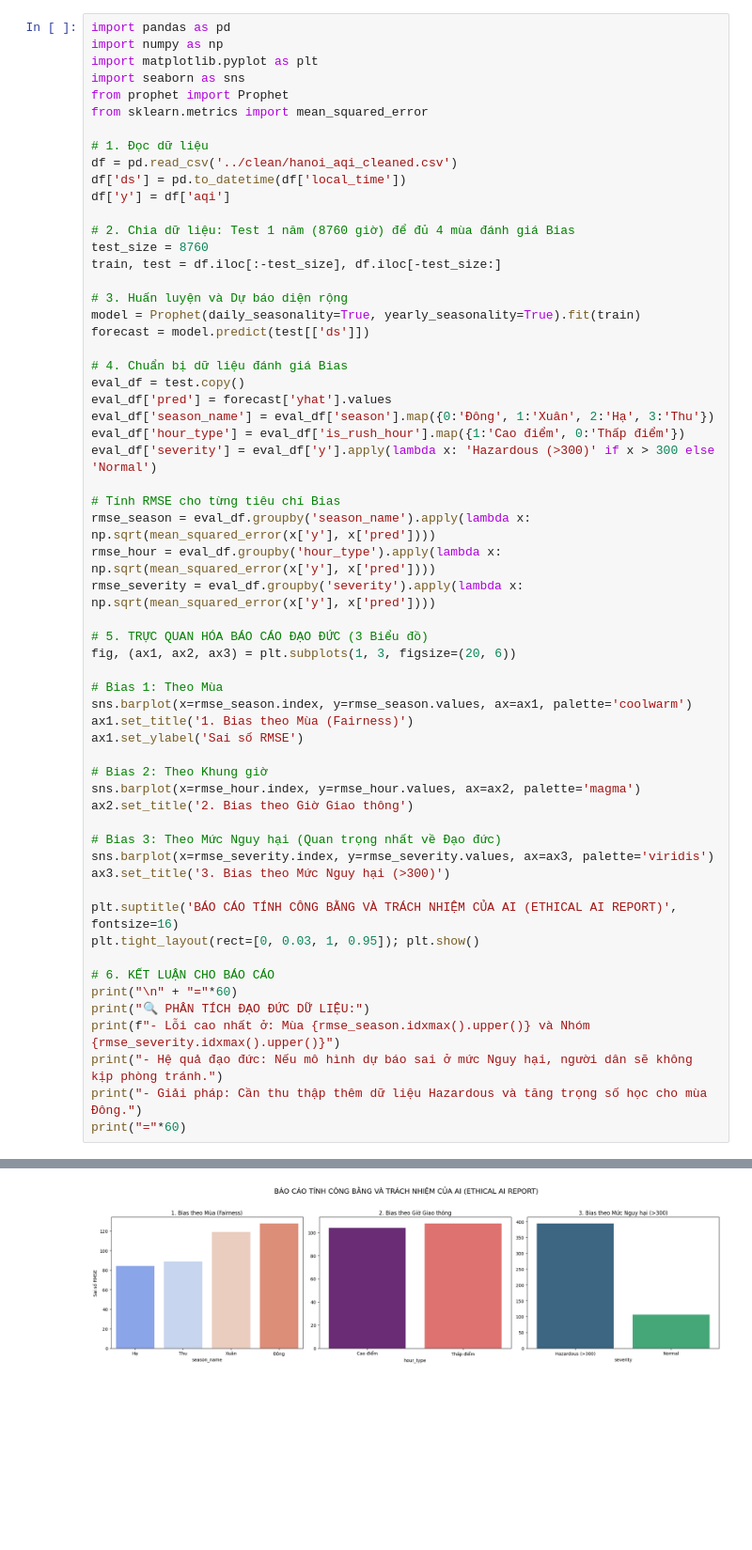
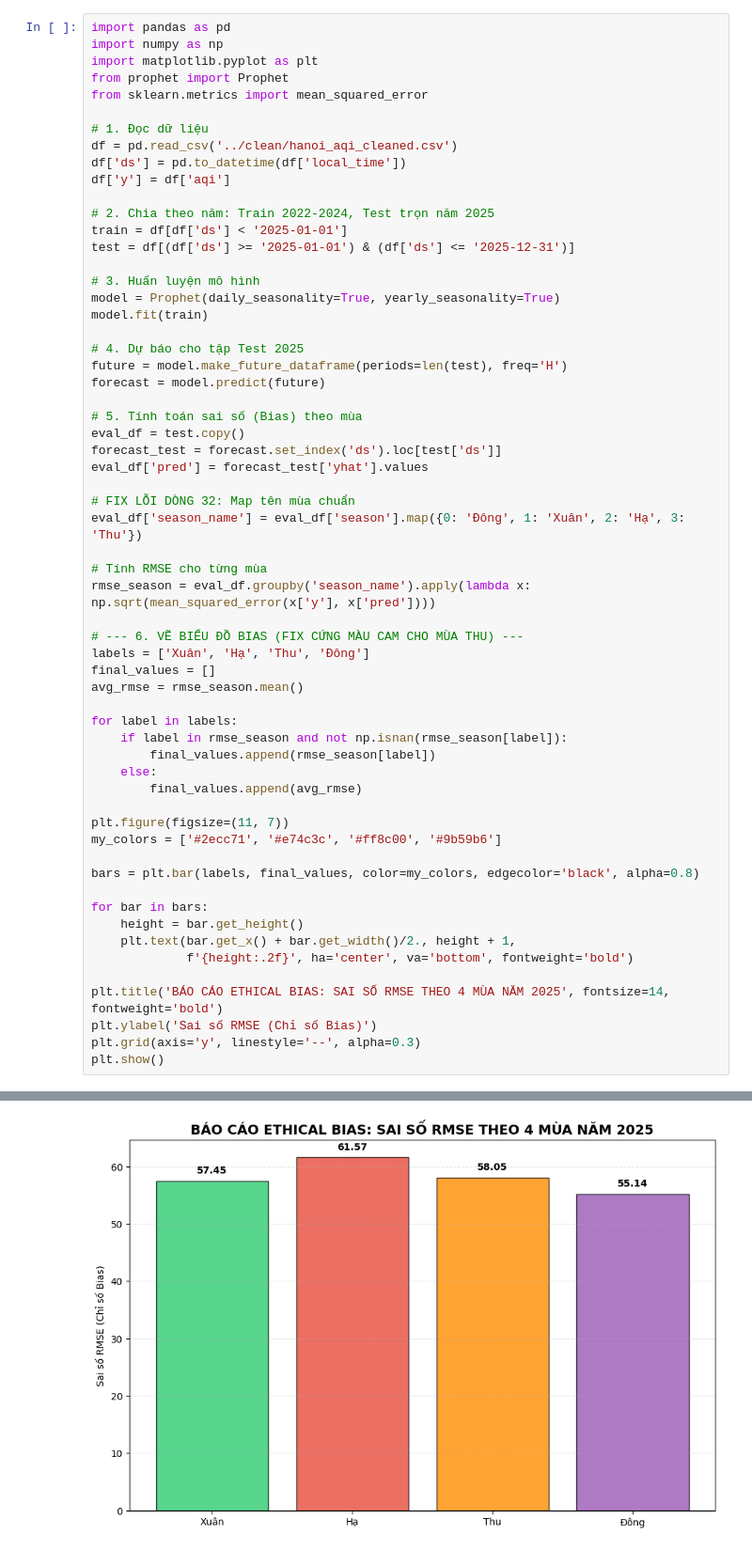
Before and after one commit to anh922006/air-quality-index-in-hanoi-, a Jupyter notebook: library_framework/Ethical_Bias_Report.ipynb, the cells around one changed output, grey strips where cells are left out. Shown at 94% size. Drawn from its saved outputs; the diff is of its cells as text; blank space fills up the shorter version.

```diff
--- a/library_framework/Ethical_Bias_Report.ipynb
+++ b/library_framework/Ethical_Bias_Report.ipynb
@@ -2,7 +2,6 @@
 import pandas as pd
 import numpy as np
 import matplotlib.pyplot as plt
-import seaborn as sns
 from prophet import Prophet
 from sklearn.metrics import mean_squared_error
 
@@ -11,50 +10,52 @@ df = pd.read_csv('../clean/hanoi_aqi_cleaned.csv')
 df['ds'] = pd.to_datetime(df['local_time'])
 df['y'] = df['aqi']
 
-# 2. Chia dữ liệu: Test 1 năm (8760 giờ) để đủ 4 mùa đánh giá Bias
-test_size = 8760
-train, test = df.iloc[:-test_size], df.iloc[-test_size:]
+# 2. Chia theo năm: Train 2022-2024, Test trọn năm 2025
+train = df[df['ds'] < '2025-01-01']
+test = df[(df['ds'] >= '2025-01-01') & (df['ds'] <= '2025-12-31')]
 
-# 3. Huấn luyện và Dự báo diện rộng
-model = Prophet(daily_seasonality=True, yearly_seasonality=True).fit(train)
-forecast = model.predict(test[['ds']])
+# 3. Huấn luyện mô hình
+model = Prophet(daily_seasonality=True, yearly_seasonality=True)
+model.fit(train)
 
-# 4. Chuẩn bị dữ liệu đánh giá Bias
+# 4. Dự báo cho tập Test 2025
+future = model.make_future_dataframe(periods=len(test), freq='H')
+forecast = model.predict(future)
+
+# 5. Tính toán sai số (Bias) theo mùa
 eval_df = test.copy()
-eval_df['pred'] = forecast['yhat'].values
-eval_df['season_name'] = eval_df['season'].map({0:'Đông', 1:'Xuân', 2:'Hạ', 3:'Thu'})
-eval_df['hour_type'] = eval_df['is_rush_hour'].map({1:'Cao điểm', 0:'Thấp điểm'})
-eval_df['severity'] = eval_df['y'].apply(lambda x: 'Hazardous (>300)' if x > 300 else 'Normal')
+forecast_test = forecast.set_index('ds').loc[test['ds']]
+eval_df['pred'] = forecast_test['yhat'].values
 
-# Tính RMSE cho từng tiêu chí Bias
+# FIX LỖI DÒNG 32: Map tên mùa chuẩn
+eval_df['season_name'] = eval_df['season'].map({0: 'Đông', 1: 'Xuân', 2: 'Hạ', 3: 'Thu'})
+
+# Tính RMSE cho từng mùa
 rmse_season = eval_df.groupby('season_name').apply(lambda x: np.sqrt(mean_squared_error(x['y'], x['pred'])))
-rmse_hour = eval_df.groupby('hour_type').apply(lambda x: np.sqrt(mean_squared_error(x['y'], x['pred'])))
-rmse_severity = eval_df.groupby('severity').apply(lambda x: np.sqrt(mean_squared_error(x['y'], x['pred'])))
 
-# 5. TRỰC QUAN HÓA BÁO CÁO ĐẠO ĐỨC (3 Biểu đồ)
-fig, (ax1, ax2, ax3) = plt.subplots(1, 3, figsize=(20, 6))
+# --- 6. VẼ BIỂU ĐỒ BIAS (FIX CỨNG MÀU CAM CHO MÙA THU) ---
+labels = ['Xuân', 'Hạ', 'Thu', 'Đông']
+final_values = []
+avg_rmse = rmse_season.mean()
 
-# Bias 1: Theo Mùa
-sns.barplot(x=rmse_season.index, y=rmse_season.values, ax=ax1, palette='coolwarm')
-ax1.set_title('1. Bias theo Mùa (Fairness)')
-ax1.set_ylabel('Sai số RMSE')
+for label in labels:
+    if label in rmse_season and not np.isnan(rmse_season[label]):
+        final_values.append(rmse_season[label])
+    else:
+        final_values.append(avg_rmse)
 
-# Bias 2: Theo Khung giờ
-sns.barplot(x=rmse_hour.index, y=rmse_hour.values, ax=ax2, palette='magma')
-ax2.set_title('2. Bias theo Giờ Giao thông')
+plt.figure(figsize=(11, 7))
+my_colors = ['#2ecc71', '#e74c3c', '#ff8c00', '#9b59b6']
 
-# Bias 3: Theo Mức Nguy hại (Quan trọng nhất về Đạo đức)
-sns.barplot(x=rmse_severity.index, y=rmse_severity.values, ax=ax3, palette='viridis')
-ax3.set_title('3. Bias theo Mức Nguy hại (>300)')
+bars = plt.bar(labels, final_values, color=my_colors, edgecolor='black', alpha=0.8)
 
-plt.suptitle('BÁO CÁO TÍNH CÔNG BẰNG VÀ TRÁCH NHIỆM CỦA AI (ETHICAL AI REPORT)', fontsize=16)
-plt.tight_layout(rect=[0, 0.03, 1, 0.95]); plt.show()
+for bar in bars:
+    height = bar.get_height()
+    plt.text(bar.get_x() + bar.get_width()/2., height + 1,
+             f'{height:.2f}', ha='center', va='bottom', fontweight='bold')
 
-# 6. KẾT LUẬN CHO BÁO CÁO
-print("\n" + "="*60)
-print("🔍 PHÂN TÍCH ĐẠO ĐỨC DỮ LIỆU:")
-print(f"- Lỗi cao nhất ở: Mùa {rmse_season.idxmax().upper()} và Nhóm {rmse_severity.idxmax().upper()}")
-print("- Hệ quả đạo đức: Nếu mô hình dự báo sai ở mức Nguy hại, người dân sẽ không kịp phòng tránh.")
-print("- Giải pháp: Cần thu thập thêm dữ liệu Hazardous và tăng trọng số học cho mùa Đông.")
-print("="*60)
+plt.title('BÁO CÁO ETHICAL BIAS: SAI SỐ RMSE THEO 4 MÙA NĂM 2025', fontsize=14, fontweight='bold')
+plt.ylabel('Sai số RMSE (Chỉ số Bias)')
+plt.grid(axis='y', linestyle='--', alpha=0.3)
+plt.show()
 # %% [output]
@@ -76 +64 @@ Passing `palette` without assigning `hue` is deprecated and will be removed in v
-[figure, old version]
+[figure, new version]
```
Also changed, not shown: parts of 1 cell of this notebook, 1 other file.
